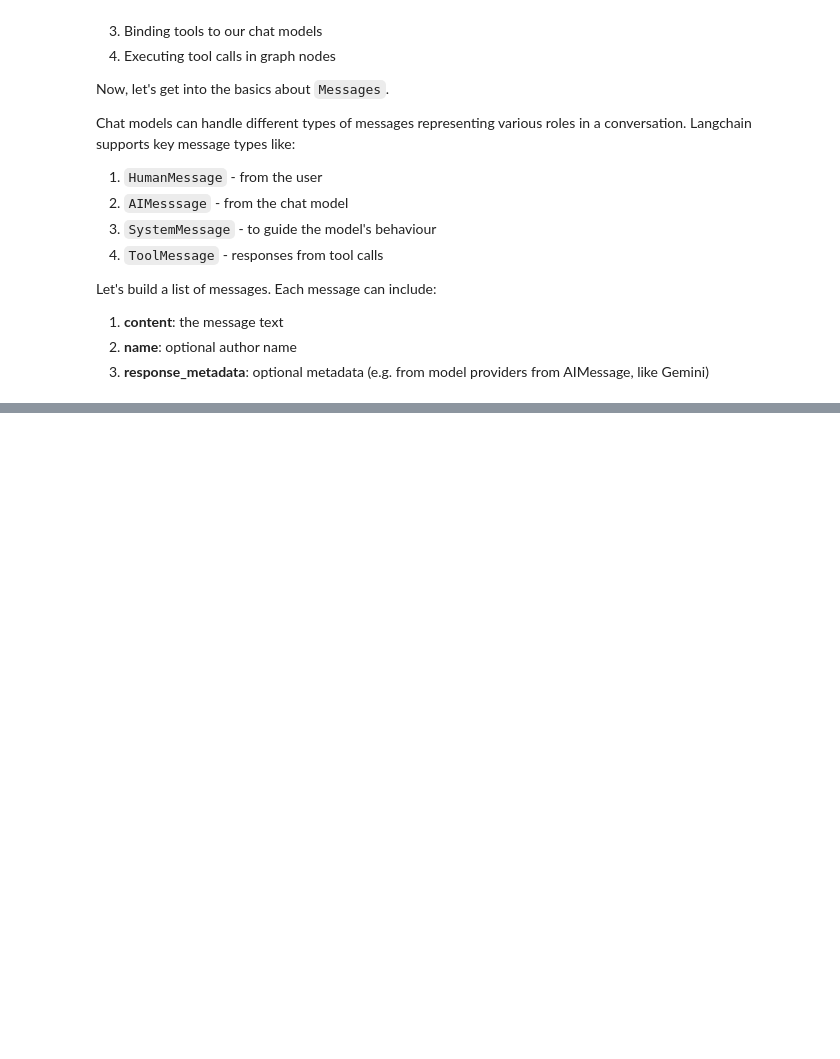
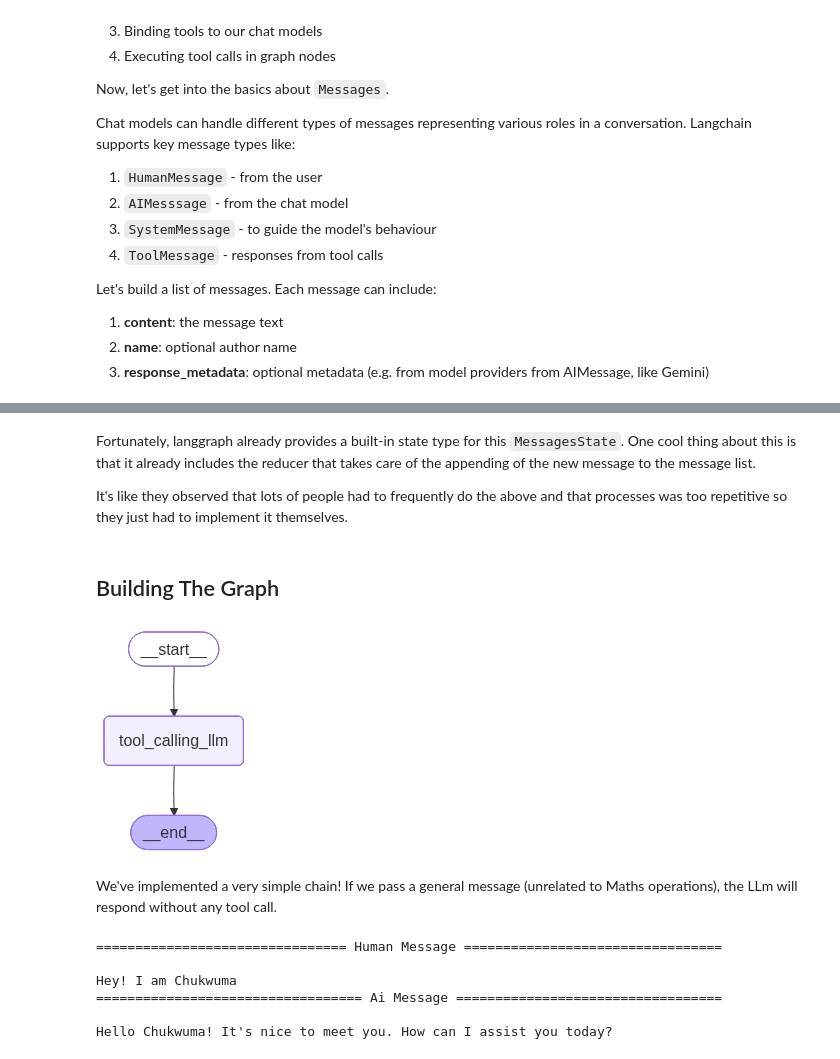
Before and after one commit to NECX12/Langgraph-Crash-Course, a Jupyter notebook: lesson_1.ipynb, the cells around one changed output, grey strips where cells are left out. Saved outputs shown, nothing was run; the diff lists cells and outputs as text; code cells hidden in the pictures; blank space fills up the shorter version.

Commit message:
Understanding Chain and tool calling

```diff
--- a/lesson_1.ipynb
+++ b/lesson_1.ipynb
@@ -197,0 +248,12 @@ First, check your `GEMINI_API_KEY` if it is properly placed first
+# %%
+def multiply(a: int, b: int) -> int:
+    """
+    Multiply a and b.
+
+    Args:
+        a: first int
+        b: second int
+    """
+    return a * b
+
+llm_with_tools = llm.bind_tools([multiply])
@@ -197,0 +298,54 @@ First, check your `GEMINI_API_KEY` if it is properly placed first
+# %%
+from typing_extensions import TypedDict
+from langchain_core.messages import AnyMessage
+
+class MessagesState(TypedDict):
+    messages: list[AnyMessage]
+# %% [markdown]
+Fortunately, langgraph already provides a built-in state type for this `MessagesState`.
+One cool thing about this is that it already includes the reducer that takes care of the appending of the new message to the message list.
+
+It's like they observed that lots of people had to frequently do the above and that processes was too repetitive so they just had to implement it themselves.
+# %%
+from langgraph.graph import MessagesState
+
+class MessagesState(MessagesState):
+    pass
+# %% [markdown]
+## Building The Graph
+# %%
+from IPython.display import Image, display
+from langgraph.graph import StateGraph, START, END
+
+## Node
+def tool_calling_llm(state: MessagesState):
+    return {"messages": llm_with_tools.invoke(state["messages"])}
+
+## Build Graph
+builder = StateGraph(MessagesState)
+
+builder.add_node("tool_calling_llm", tool_calling_llm)
+
+builder.add_edge(START, "tool_calling_llm")
+builder.add_edge("tool_calling_llm", END)
+
+graph = builder.compile()
+
+# view
+display(Image(graph.get_graph().draw_mermaid_png()))
+# %% [output]
+[figure, added]
+# %% [markdown]
+We've implemented a very simple chain!
+If we pass a general message (unrelated to Maths operations), the LLm will respond without any tool call.
+# %%
+messages = graph.invoke({"messages": HumanMessage(content="Hey! I am Chukwuma")})
+for m in messages["messages"]:
+    m.pretty_print()
+# %% [output]
+================================ Human Message =================================
+
+Hey! I am Chukwuma
+================================== Ai Message ==================================
+
+Hello Chukwuma! It's nice to meet you. How can I assist you today?
```
Also changed, not shown: parts of 18 cells of this notebook.
